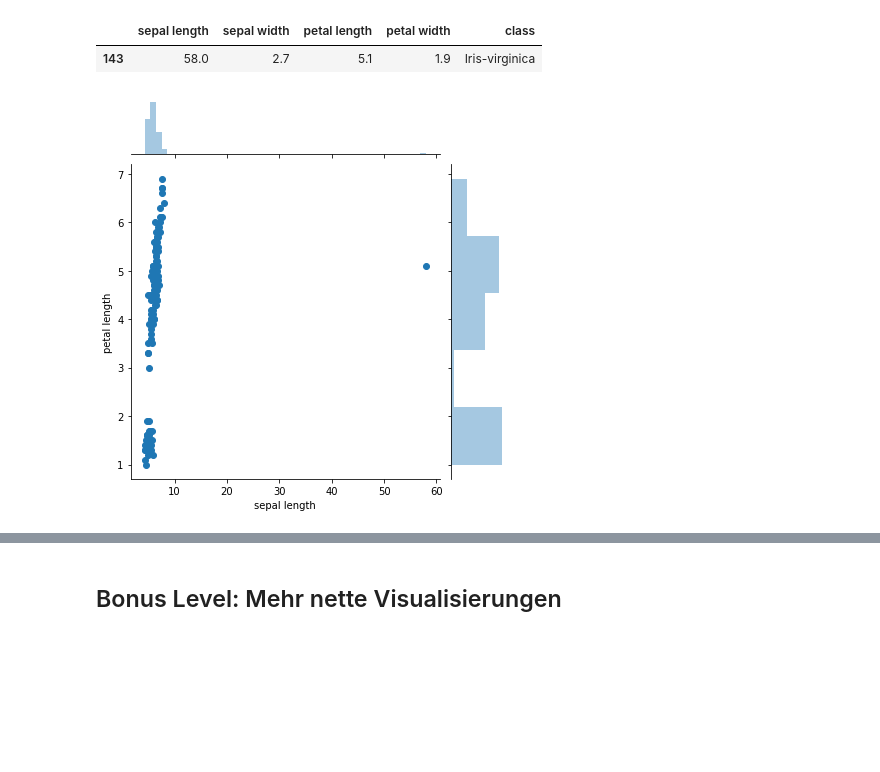
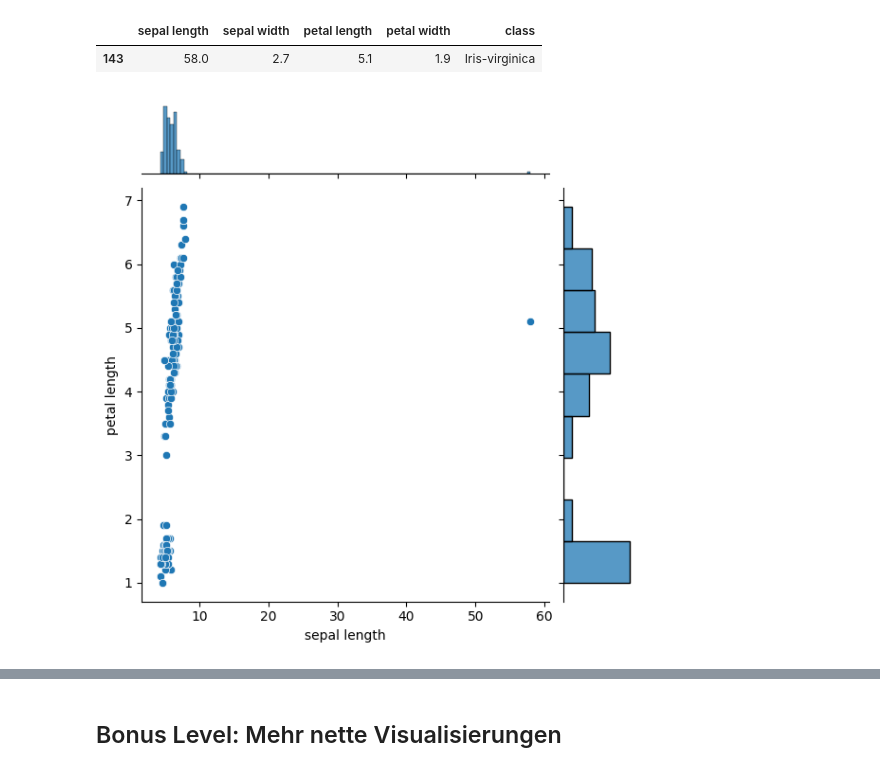
Before and after one commit to DJCordhose/buch-machine-learning-notebooks, a Jupyter notebook: kap3.ipynb, the cells around one changed output, grey strips where cells are left out. Drawn from its saved outputs; the diff is of its cells as text; code cells hidden in the pictures; blank space fills up the shorter version.

```diff
--- a/kap3.ipynb
+++ b/kap3.ipynb
@@ -457,11 +458,11 @@ df[df['sepal length'] == 58]
 |  | sepal length | sepal width | petal length | petal width | class |
 | 143 | 58.0 | 2.7 | 5.1 | 1.9 | Iris-virginica |
 # %%
-sns.jointplot(df['sepal length'], df['petal length'])
+sns.jointplot(x=df['sepal length'], y=df['petal length'])
 plt.show()
 # plt.savefig('ML_0305.png', bbox_inches='tight')
 # %% [output]
-[figure, old version]
+[figure, new version]
 # %%
 df.loc[143,'sepal length'] = 5.8
 # %%
```
Also changed, not shown: parts of 13 cells of this notebook.
